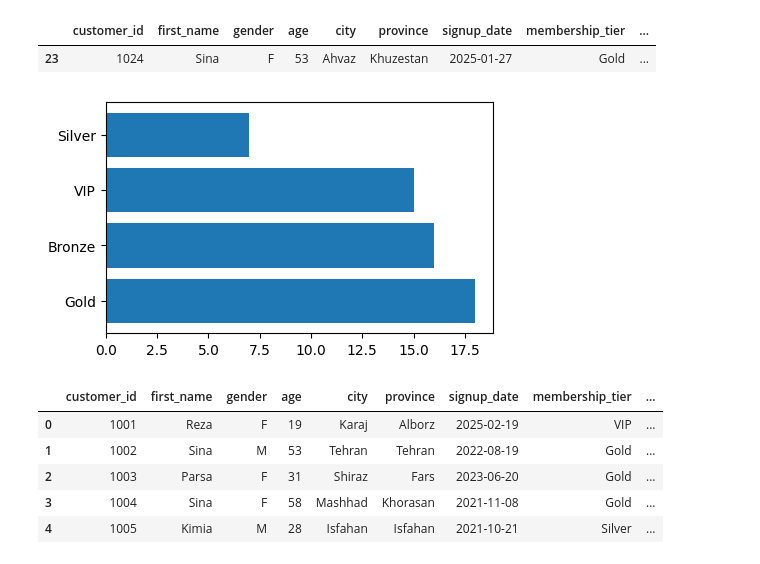
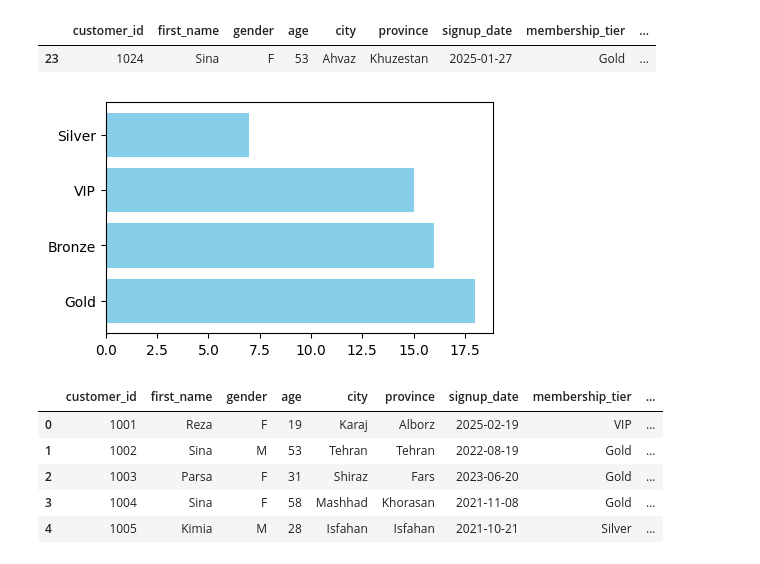
Before and after one commit to Fatemenamdar20/project-01-data-cleaning-fatemenamdarlo, a Jupyter notebook: data_cleaning.ipynb, the cells around one changed output. Saved outputs shown, nothing was run; the diff lists cells and outputs as text; code cells hidden in the pictures.

```diff
--- a/data_cleaning.ipynb
+++ b/data_cleaning.ipynb
@@ -196,10 +197,10 @@ df = df[df["purchase_count"] >= 1]
 # %%
 m = df["membership_tier"].value_counts()
 plt.figure(figsize=(5,3))
-plt.barh(m.index , m)
+plt.barh(m.index , m, color="skyblue")
 plt.show()
 # %% [output]
-[figure, old version]
+[figure, new version]
 # %%
 df.head()
 # %% [output]
```
Also changed, not shown: parts of 3 cells of this notebook, 1 other file.
